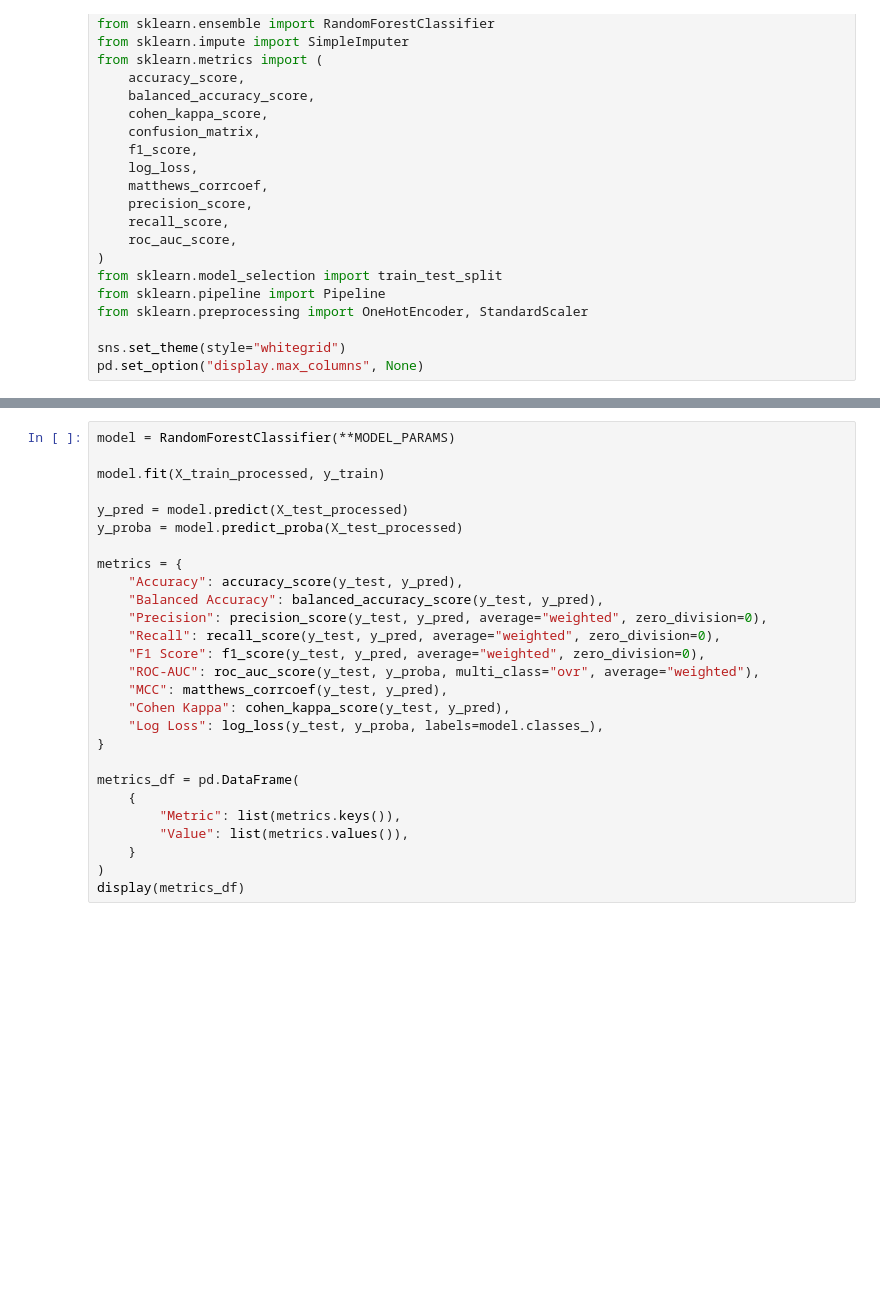
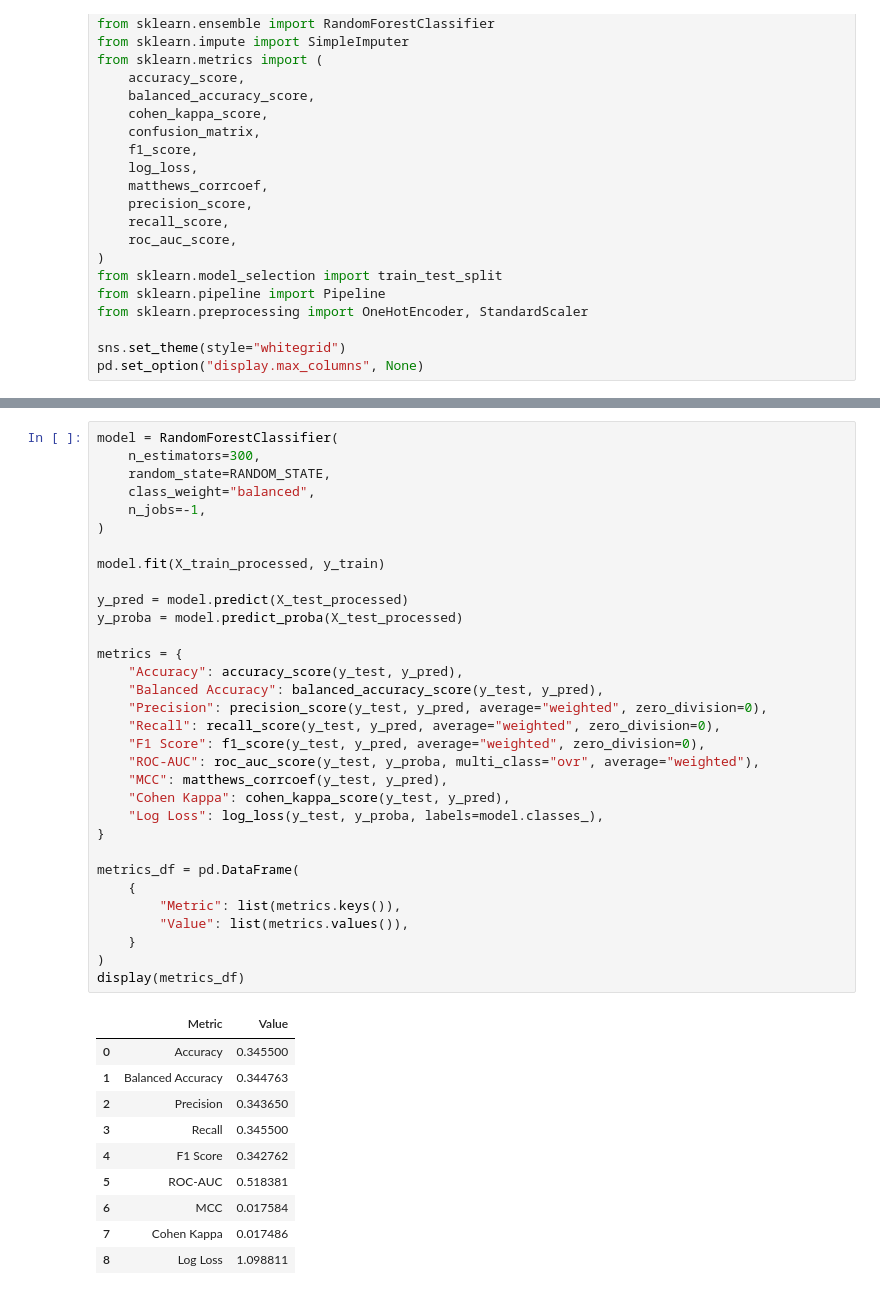
Before and after one commit to Akira-Shi/learning-style-model, a Jupyter notebook: model_training.ipynb, the cells around one changed output, grey strips where cells are left out. Drawn from its saved outputs; the diff is of its cells as text; blank space fills up the shorter version.

Commit message:
Models added

```diff
--- a/model_training.ipynb
+++ b/model_training.ipynb
@@ -126,30 +174,46 @@ print("Test shape:", X_test.shape, "->", X_test_processed.shape)
 # %%
-model = RandomForestClassifier(**MODEL_PARAMS)
+model = RandomForestClassifier(
+    n_estimators=300,
+    random_state=RANDOM_STATE,
+    class_weight="balanced",
+    n_jobs=-1,
+)
 
 model.fit(X_train_processed, y_train)
 
 y_pred = model.predict(X_test_processed)
 y_proba = model.predict_proba(X_test_processed)
 
 metrics = {
     "Accuracy": accuracy_score(y_test, y_pred),
     "Balanced Accuracy": balanced_accuracy_score(y_test, y_pred),
     "Precision": precision_score(y_test, y_pred, average="weighted", zero_division=0),
     "Recall": recall_score(y_test, y_pred, average="weighted", zero_division=0),
     "F1 Score": f1_score(y_test, y_pred, average="weighted", zero_division=0),
     "ROC-AUC": roc_auc_score(y_test, y_proba, multi_class="ovr", average="weighted"),
     "MCC": matthews_corrcoef(y_test, y_pred),
     "Cohen Kappa": cohen_kappa_score(y_test, y_pred),
     "Log Loss": log_loss(y_test, y_proba, labels=model.classes_),
 }
 
 metrics_df = pd.DataFrame(
     {
         "Metric": list(metrics.keys()),
         "Value": list(metrics.values()),
     }
 )
 display(metrics_df)
+# %% [output]
+|  | Metric | Value |
+| 0 | Accuracy | 0.345500 |
+| 1 | Balanced Accuracy | 0.344763 |
+| 2 | Precision | 0.343650 |
+| 3 | Recall | 0.345500 |
+| 4 | F1 Score | 0.342762 |
+| 5 | ROC-AUC | 0.518381 |
+| 6 | MCC | 0.017584 |
+| 7 | Cohen Kappa | 0.017486 |
+| 8 | Log Loss | 1.098811 |
 # %%
 cm = confusion_matrix(y_test, y_pred, labels=model.classes_)
 
```
Also changed, not shown: parts of 7 cells of this notebook, 2 other files.
